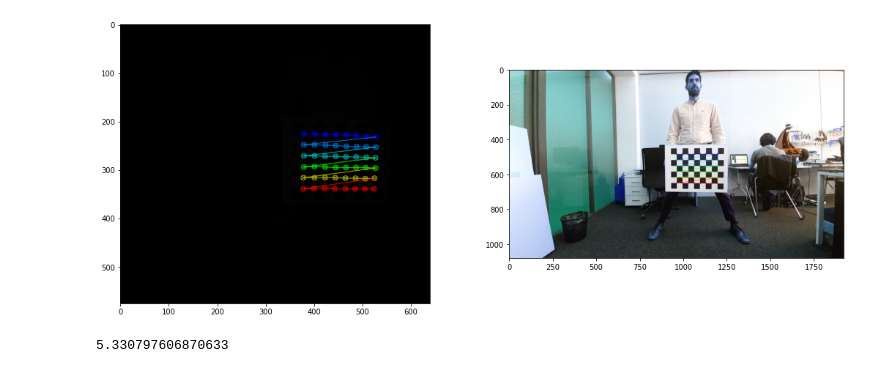
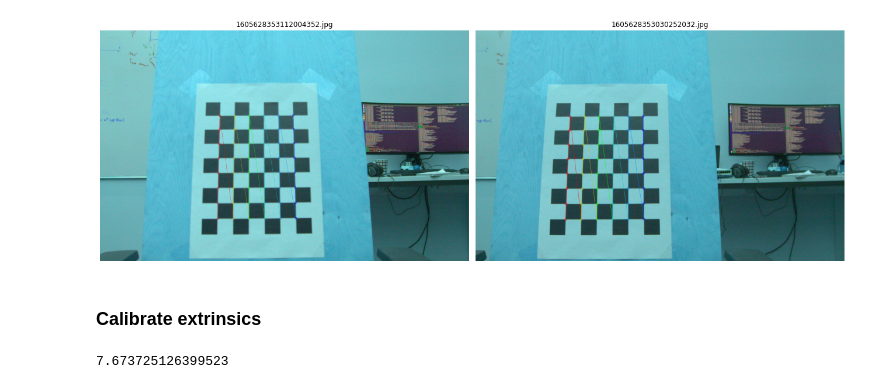
Before and after one commit to Marselka/CalibrationProject, a Jupyter notebook: extrinsics_calibration.ipynb, the cells around one changed output. Cells and saved outputs as stored; diff of their text form; code cells hidden in the pictures.

Commit message:
New azure-s10 extrinsics calibration

```diff
--- a/extrinsics_calibration.ipynb
+++ b/extrinsics_calibration.ipynb
@@ -54,3 +56,3 @@ images2 = get_images(data_path2, file_name_list=file_names2)
 # %%
-results1 = detect_keypoints(images1, pattern_size, edge_length)
-results2 = detect_keypoints(images2, pattern_size, edge_length)
+detections1 = detect_keypoints(images1, pattern_size, edge_length)
+detections2 = detect_keypoints(images2, pattern_size, edge_length)
@@ -61,5 +59,20 @@ draw_stereo_pair(images1, images2, 0, pair_dict)
-# %%
-draw_stereo_pair_detections(images1, images2, results1, results2, pattern_size, 0, pair_dict)
-# %% [output]
-[figure, removed]
+# %%
+# Leave only those  pairs that have detections on both images
+det_mask1 = np.array([t + img_ext in detections1 for t in timestamps1])
+det_mask2 = np.array([t + img_ext in detections2 for t in timestamps2])
+
+det_mask = det_mask1 & det_mask2
+
+d_timestamps1, d_timestamps2 = timestamps1[det_mask], timestamps2[det_mask]
+# %%
+idx = 0
+
+check_key1, check_key2 = d_timestamps1[idx] + img_ext, d_timestamps2[idx] + img_ext
+
+plot_figures({check_key1: draw_chessboard_corners(images1[check_key1], detections1[check_key1][1], pattern_size, normalize=True),
+              check_key2: draw_chessboard_corners(images2[check_key2], detections2[check_key2][1], pattern_size)}, 1, 2)
+# %% [output]
+[figure, added]
+# %% [markdown]
+### Calibrate extrinsics
 # %%
@@ -85,11 +105,16 @@ scene_points, loc_kp1, loc_kp2 = get_stereo_calib_input(fresults1, fresults2, pa
 # %%
-shape = images1[list(images1.keys())[0]].shape[::-1][1:]
 
-reproj_error, _, _, _, _, R12, T12, E12, F12 = cv.stereoCalibrate(scene_points, loc_kp1, loc_kp2,
-                                                                  intrinsics1, dist_coeff1,
-                                                                  intrinsics2, dist_coeff2,
-                                                                  shape, flags=cv.CALIB_FIX_INTRINSIC)
+
+reproj_error, _, _, _, _, R, t, E, F = cv.stereoCalibrate(scene_points, loc_kp1, loc_kp2,
+                                                          intrinsics1, dist_coeff1,
+                                                          intrinsics2, dist_coeff2,
+                                                          shape, flags=cv.CALIB_FIX_INTRINSIC, criteria=criteria)
+
+T = np.zeros((4, 4))
+T[:3, :3] = R
+T[:3, 3] = t.reshape(-1)
+T[3, 3] = 1
 
 print(reproj_error)
 # %% [output]
-5.330797606870633
+7.673725126399523
```
Also changed, not shown: parts of 20 cells of this notebook, 30 other files.
